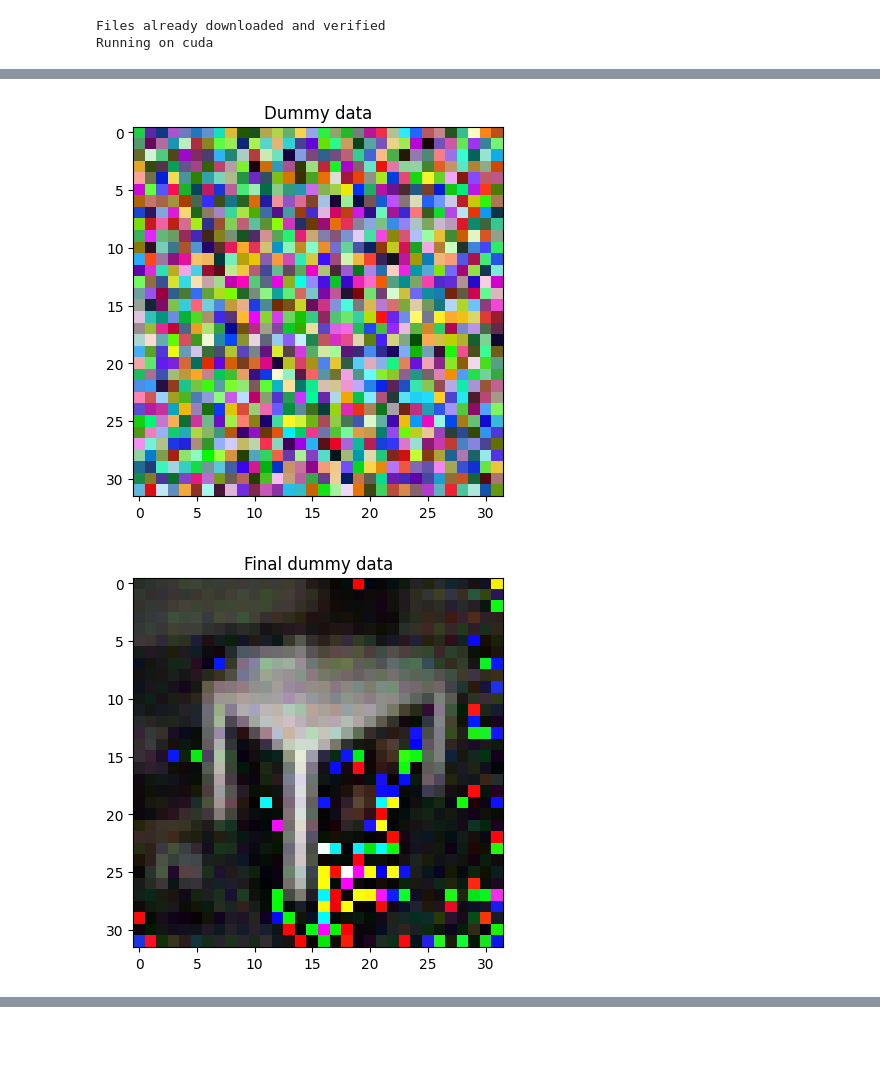
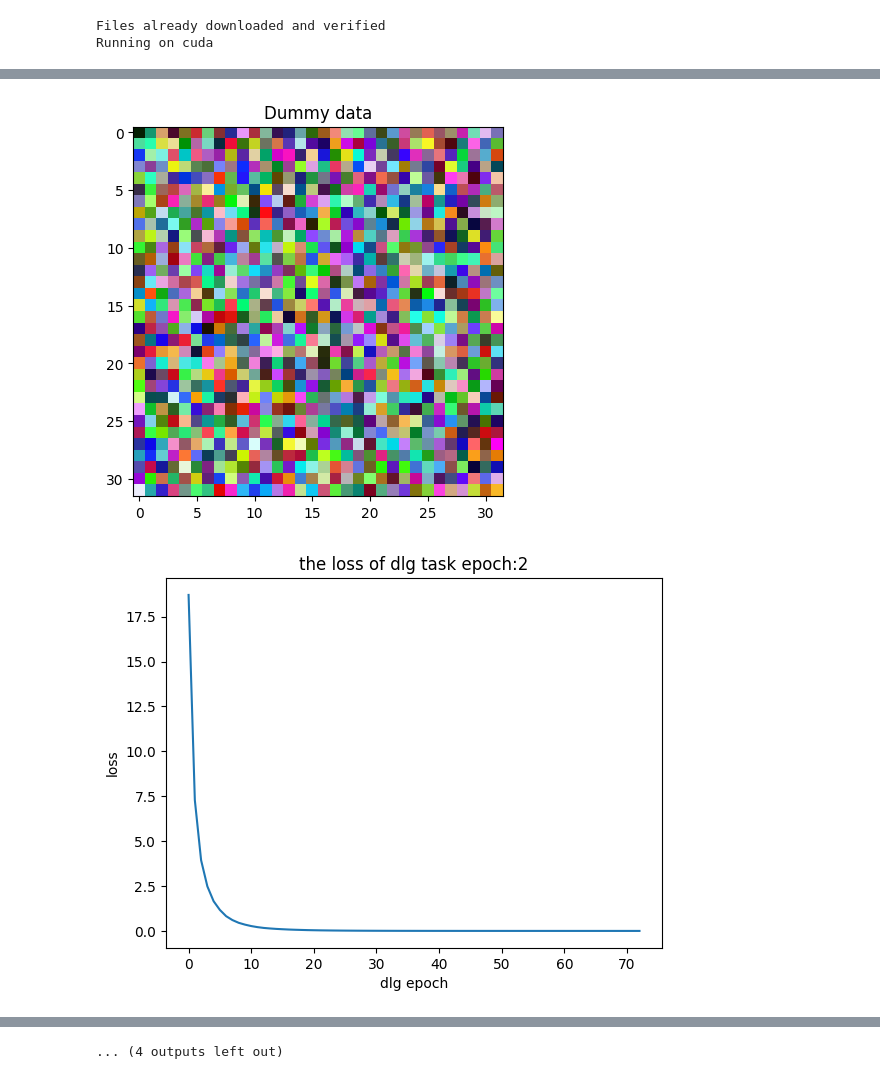
Before and after one commit to yyguo50170/dlg, a Jupyter notebook: Deep_Leakage_from_Gradients.ipynb, the cells around one changed output, grey strips where cells are left out. Drawn from its saved outputs; the diff is of its cells as text; code cells hidden in the pictures; blank space fills up the shorter version.

```diff
--- a/Deep_Leakage_from_Gradients.ipynb
+++ b/Deep_Leakage_from_Gradients.ipynb
@@ -53,9 +53,10 @@ def dlg_attack(gt_data,gt_onehot_label,net,original_dy_dx,epoch):
     plt.title("Dummy data")
     print("Dummy label is %d." % torch.argmax(dummy_label, dim=-1).item())
     optimizer = torch.optim.LBFGS([dummy_data, dummy_label])
+    loss_list = []
 
     history = []
-    for iters in range(10000):
+    for iters in range(5000):
         def closure():
             optimizer.zero_grad()
 
@@ -75,18 +76,25 @@ def dlg_attack(gt_data,gt_onehot_label,net,original_dy_dx,epoch):
             return grad_diff
 
         optimizer.step(closure)
+        current_loss = closure()
+        loss_list.append(current_loss.item())
         if iters % 10 == 0:
-            current_loss = closure()
             print(iters, "%.4f" % current_loss.item())
         history.append(tt(dummy_data[0].cpu()))
         if current_loss.item() < 0.0001:
           print("global epoch:{}, converge dlg iters:{}".format(epoch,iters))
           break
+    # plt.figure()
+    # plt.imshow(history[-1])
+    # plt.title("Final dummy data")
+    # plt.show()
+    print(loss_list)
     plt.figure()
-    plt.imshow(history[-1])
-    plt.title("Final dummy data")
+    plt.plot(range(len(loss_list)), loss_list, label='dlg loss')
+    plt.title('the loss of dlg task epoch:{}'.format(epoch))
+    plt.xlabel('dlg epoch')
+    plt.ylabel('loss')
     plt.show()
-
     #plt.figure(figsize=(12, 8))
     # for i in range(600):
     #   plt.subplot(3, 10, i + 1)
@@ -170,7 +178,7 @@ plt.imshow(tt(gt_data[0].cpu()))
 plt.title("Ground truth image")
 print("GT label is %d." % gt_label.item(), "\nOnehot label is %d." % torch.argmax(gt_onehot_label, dim=-1).item())
 for i in range(epochs):
-  if i % 50 != 0:
+  if i not in[2,50,100,150,200]:
     # Train the model
     total_step = len(train_loader)
     for local_epoch in range(local_eoochs):
@@ -212,7 +220,7 @@ for i in range(epochs):
     # share the gradients with other clients
     original_dy_dx = list((_.detach().clone() for _ in dy_dx))
     print('dlg epoch:',i+1)
-    dlg_attack(gt_data,gt_onehot_label,net,original_dy_dx,i+1)
+    dlg_attack(gt_data,gt_onehot_label,net,original_dy_dx,i)
     for server_param, grad_param in zip(net.parameters(), dy_dx):
       server_param.data = server_param.data - learning_rate * grad_param.data.clone()
 # %% [output]
@@ -234,3 +244,3 @@ global epoch:1, converge dlg iters:80
-[figure, old version]
+[figure, new version]
-[figure, old version]
+[figure, new version]
 Final dummy label is 84.
@@ -265,3 +303,4 @@ KeyboardInterrupt: ignored
+... (4 outputs left out)
 # %%
 # generate dummy data and label
 # dummy_data = torch.randn(gt_data.size()).to(device).requires_grad_(True)
```
Also changed, not shown: parts of 1 cell of this notebook.
